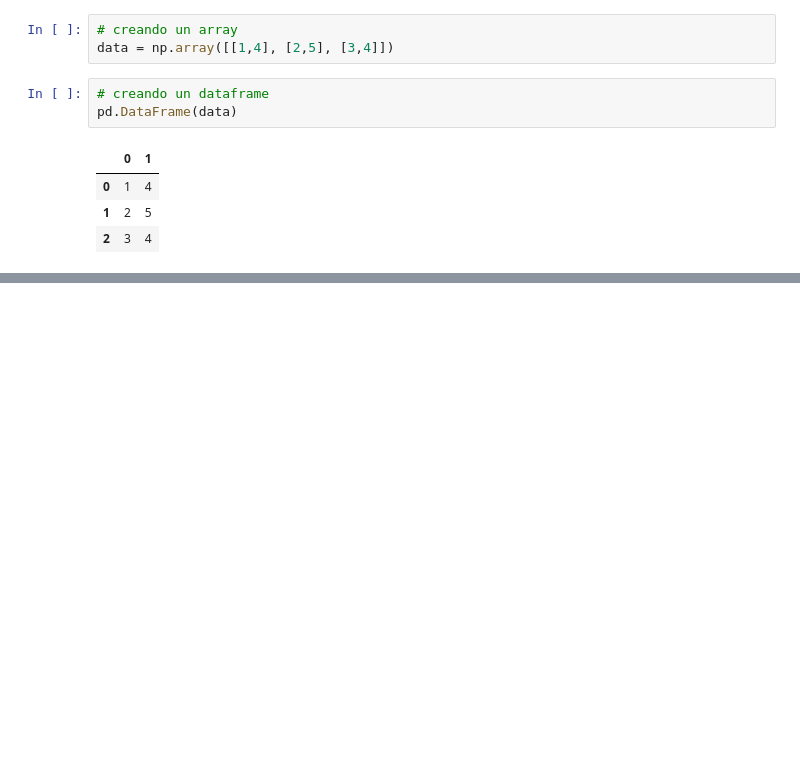
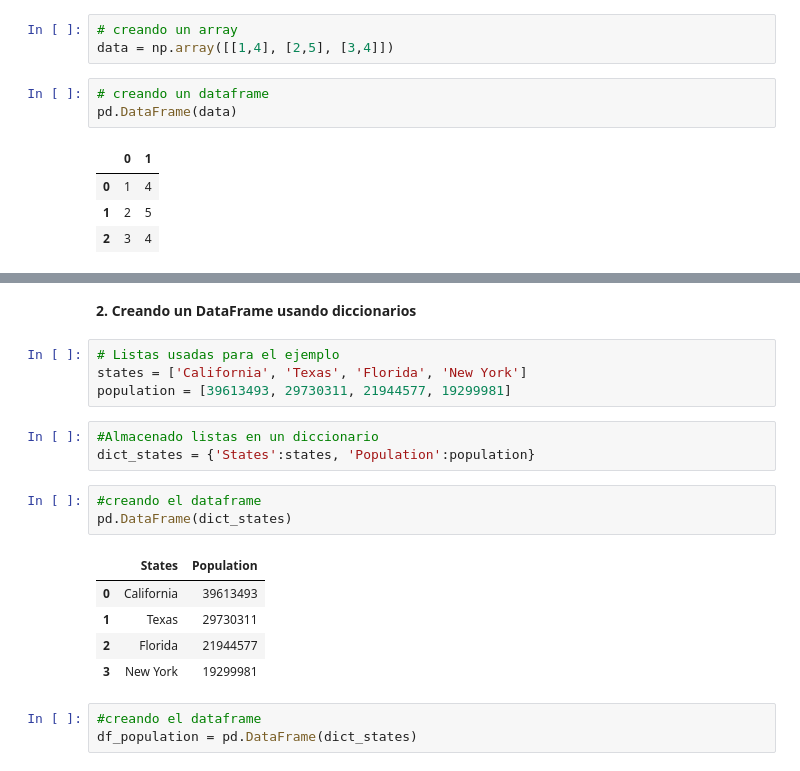
Before and after one commit to lia07/practicaFunciones, a Jupyter notebook: DS_Python_desde_cero.ipynb, the cells around one changed output, grey strips where cells are left out. Drawn from its saved outputs; the diff is of its cells as text; blank space fills up the shorter version.

```diff
--- a/DS_Python_desde_cero.ipynb
+++ b/DS_Python_desde_cero.ipynb
@@ -657,0 +680,21 @@ pd.DataFrame(data, index = ['row1', 'row2', 'row3'], columns = ['col1', 'col2'])
+# %% [markdown]
+**2. Creando un DataFrame usando diccionarios**
+# %%
+# Listas usadas para el ejemplo
+states = ['California', 'Texas', 'Florida', 'New York']
+population = [39613493, 29730311, 21944577, 19299981]
+# %%
+#Almacenado listas en un diccionario
+dict_states = {'States':states, 'Population':population}
+# %%
+#creando el dataframe
+pd.DataFrame(dict_states)
+# %% [output]
+|  | States | Population |
+| 0 | California | 39613493 |
+| 1 | Texas | 29730311 |
+| 2 | Florida | 21944577 |
+| 3 | New York | 19299981 |
+# %%
+#creando el dataframe
+df_population = pd.DataFrame(dict_states)
```
Also changed, not shown: parts of 7 cells of this notebook.
